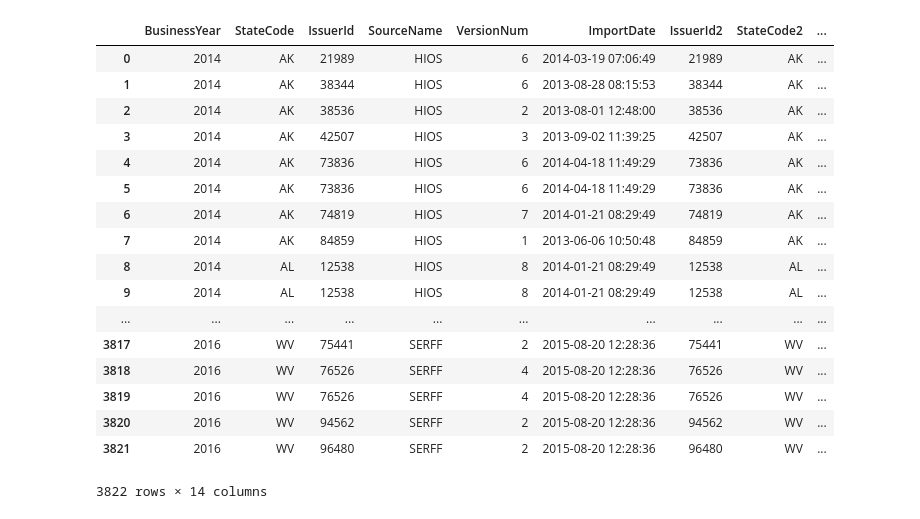
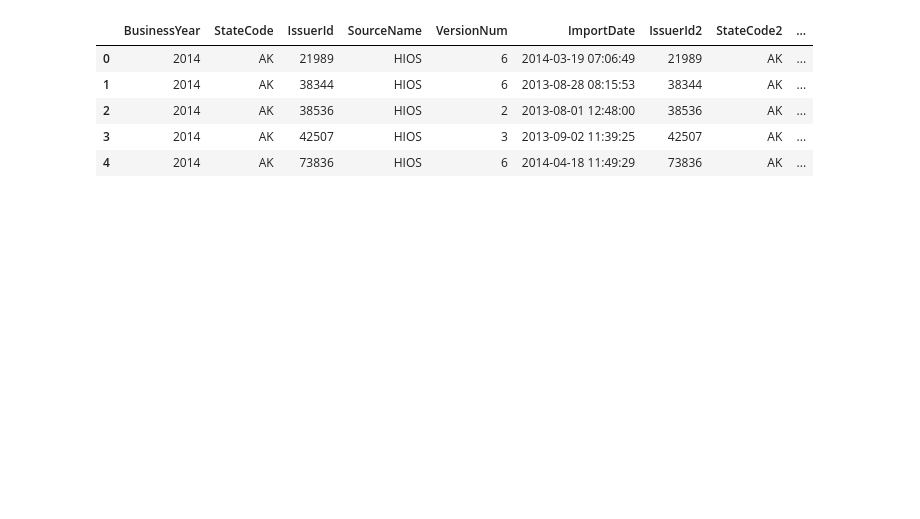
Before and after one commit to nettynelly/ETL---Project, a Jupyter notebook: Rate.ipynb, the cells around one changed output. Saved outputs shown, nothing was run; the diff lists cells and outputs as text; code cells hidden in the pictures; blank space fills up the shorter version.

```diff
--- a/Rate.ipynb
+++ b/Rate.ipynb
@@ -74,23 +24,11 @@ new_rate_df_subset.to_csv('clean_rate.csv')
 # %%
 network_df = pd.read_csv('Network.csv')
-network_df
+network_df.drop_duplicates().head()
 # %% [output]
 |  | BusinessYear | StateCode | IssuerId | SourceName | VersionNum | ImportDate | IssuerId2 | StateCode2 | ... |
 | 0 | 2014 | AK | 21989 | HIOS | 6 | 2014-03-19 07:06:49 | 21989 | AK | ... |
 | 1 | 2014 | AK | 38344 | HIOS | 6 | 2013-08-28 08:15:53 | 38344 | AK | ... |
 | 2 | 2014 | AK | 38536 | HIOS | 2 | 2013-08-01 12:48:00 | 38536 | AK | ... |
 | 3 | 2014 | AK | 42507 | HIOS | 3 | 2013-09-02 11:39:25 | 42507 | AK | ... |
 | 4 | 2014 | AK | 73836 | HIOS | 6 | 2014-04-18 11:49:29 | 73836 | AK | ... |
-| 5 | 2014 | AK | 73836 | HIOS | 6 | 2014-04-18 11:49:29 | 73836 | AK | ... |
-| 6 | 2014 | AK | 74819 | HIOS | 7 | 2014-01-21 08:29:49 | 74819 | AK | ... |
-| 7 | 2014 | AK | 84859 | HIOS | 1 | 2013-06-06 10:50:48 | 84859 | AK | ... |
-| 8 | 2014 | AL | 12538 | HIOS | 8 | 2014-01-21 08:29:49 | 12538 | AL | ... |
-| 9 | 2014 | AL | 12538 | HIOS | 8 | 2014-01-21 08:29:49 | 12538 | AL | ... |
-| ... | ... | ... | ... | ... | ... | ... | ... | ... | ... |
-| 3817 | 2016 | WV | 75441 | SERFF | 2 | 2015-08-20 12:28:36 | 75441 | WV | ... |
-| 3818 | 2016 | WV | 76526 | SERFF | 4 | 2015-08-20 12:28:36 | 76526 | WV | ... |
-| 3819 | 2016 | WV | 76526 | SERFF | 4 | 2015-08-20 12:28:36 | 76526 | WV | ... |
-| 3820 | 2016 | WV | 94562 | SERFF | 2 | 2015-08-20 12:28:36 | 94562 | WV | ... |
-| 3821 | 2016 | WV | 96480 | SERFF | 2 | 2015-08-20 12:28:36 | 96480 | WV | ... |
-3822 rows × 14 columns
 # %%
```
Also changed, not shown: parts of 19 cells of this notebook.
